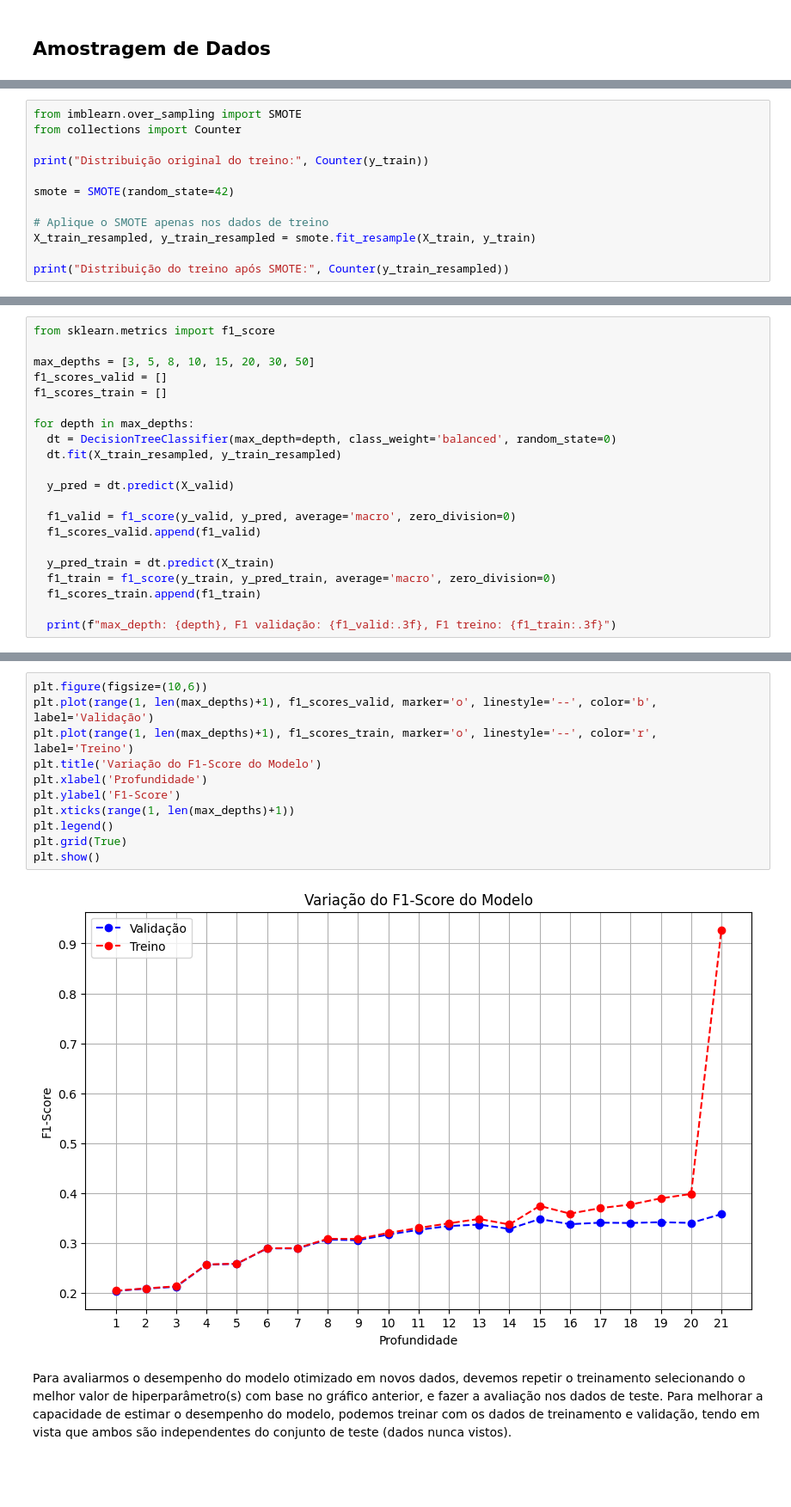
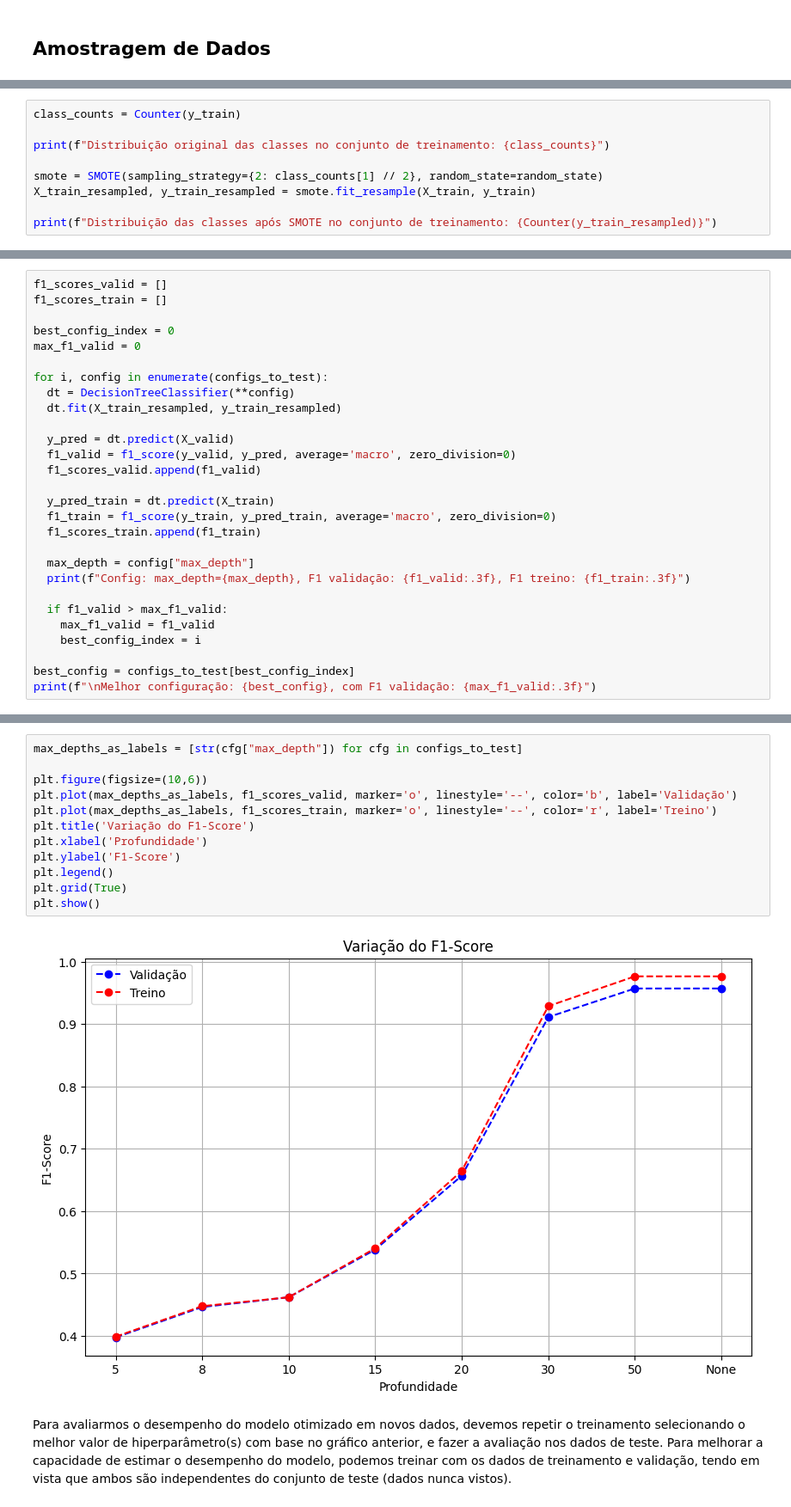
Before and after one commit to gct02/TrabalhoPraticoML, a Jupyter notebook: src/decision_tree.ipynb, the cells around one changed output, grey strips where cells are left out. Shown at 86% size. Cells and saved outputs as stored; diff of their text form; blank space fills up the shorter version.

```diff
--- a/src/decision_tree.ipynb
+++ b/src/decision_tree.ipynb
@@ -185,13 +153,10 @@ Inicialmente, analisamos o desempenho do modelo ao treiná-lo com os dados amost
 # %%
-from imblearn.over_sampling import SMOTE
-from collections import Counter
+class_counts = Counter(y_train)
 
-print("Distribuição original do treino:", Counter(y_train))
+print(f"Distribuição original das classes no conjunto de treinamento: {class_counts}")
 
-smote = SMOTE(random_state=42)
-
-# Aplique o SMOTE apenas nos dados de treino
+smote = SMOTE(sampling_strategy={2: class_counts[1] // 2}, random_state=random_state)
 X_train_resampled, y_train_resampled = smote.fit_resample(X_train, y_train)
 
-print("Distribuição do treino após SMOTE:", Counter(y_train_resampled))
+print(f"Distribuição das classes após SMOTE no conjunto de treinamento: {Counter(y_train_resampled)}")
 # %% [output]
@@ -200,16 +165,15 @@ Distribuição do treino após SMOTE: Counter({1: 294591, 0: 294591, 2: 294591})
 # %%
-from sklearn.metrics import f1_score
-
-max_depths = [3, 5, 8, 10, 15, 20, 30, 50]
 f1_scores_valid = []
 f1_scores_train = []
 
-for depth in max_depths:
-  dt = DecisionTreeClassifier(max_depth=depth, class_weight='balanced', random_state=0)
+best_config_index = 0
+max_f1_valid = 0
+
+for i, config in enumerate(configs_to_test):
+  dt = DecisionTreeClassifier(**config)
   dt.fit(X_train_resampled, y_train_resampled)
 
   y_pred = dt.predict(X_valid)
-
   f1_valid = f1_score(y_valid, y_pred, average='macro', zero_division=0)
   f1_scores_valid.append(f1_valid)
 
@@ -217,5 +181,13 @@ for depth in max_depths:
   f1_train = f1_score(y_train, y_pred_train, average='macro', zero_division=0)
   f1_scores_train.append(f1_train)
 
-  print(f"max_depth: {depth}, F1 validação: {f1_valid:.3f}, F1 treino: {f1_train:.3f}")
+  max_depth = config["max_depth"]
+  print(f"Config: max_depth={max_depth}, F1 validação: {f1_valid:.3f}, F1 treino: {f1_train:.3f}")
+
+  if f1_valid > max_f1_valid:
+    max_f1_valid = f1_valid
+    best_config_index = i
+
+best_config = configs_to_test[best_config_index]
+print(f"\nMelhor configuração: {best_config}, com F1 validação: {max_f1_valid:.3f}")
 # %% [output]
@@ -234,16 +204,17 @@ f1_scores_valid
 # %%
+max_depths_as_labels = [str(cfg["max_depth"]) for cfg in configs_to_test]
+
 plt.figure(figsize=(10,6))
-plt.plot(range(1, len(max_depths)+1), f1_scores_valid, marker='o', linestyle='--', color='b', label='Validação')
-plt.plot(range(1, len(max_depths)+1), f1_scores_train, marker='o', linestyle='--', color='r', label='Treino')
-plt.title('Variação do F1-Score do Modelo')
+plt.plot(max_depths_as_labels, f1_scores_valid, marker='o', linestyle='--', color='b', label='Validação')
+plt.plot(max_depths_as_labels, f1_scores_train, marker='o', linestyle='--', color='r', label='Treino')
+plt.title('Variação do F1-Score')
 plt.xlabel('Profundidade')
 plt.ylabel('F1-Score')
-plt.xticks(range(1, len(max_depths)+1))
 plt.legend()
 plt.grid(True)
 plt.show()
 # %% [output]
-[figure, old version]
+[figure, new version]
 # %% [markdown]
 Para avaliarmos o desempenho do modelo otimizado em novos dados, devemos repetir o treinamento selecionando o melhor valor de hiperparâmetro(s) com base no gráfico anterior, e fazer a avaliação nos dados de teste.
 Para melhorar a capacidade de estimar o desempenho do modelo, podemos treinar com os dados de treinamento e validação, tendo em vista que ambos são independentes do conjunto de teste (dados nunca vistos).
```
Also changed, not shown: parts of 52 cells of this notebook, 2 other files.
